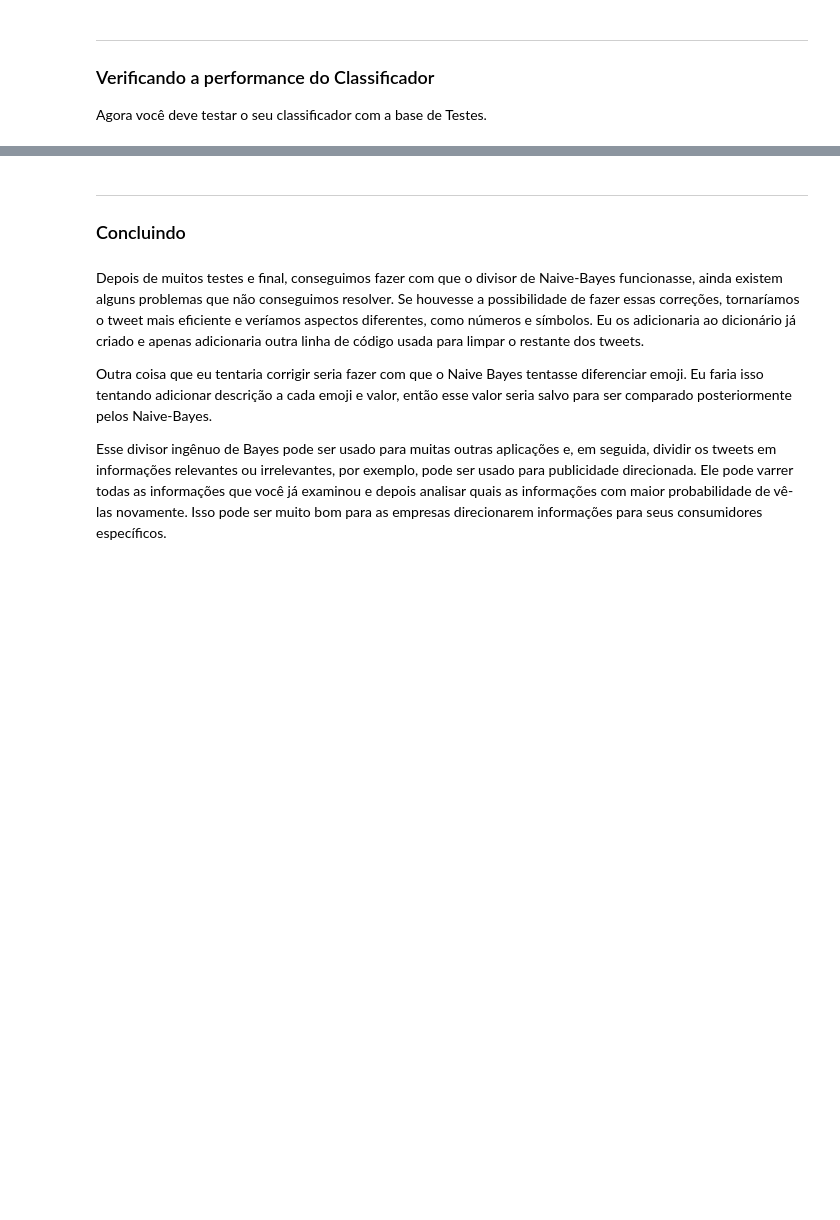
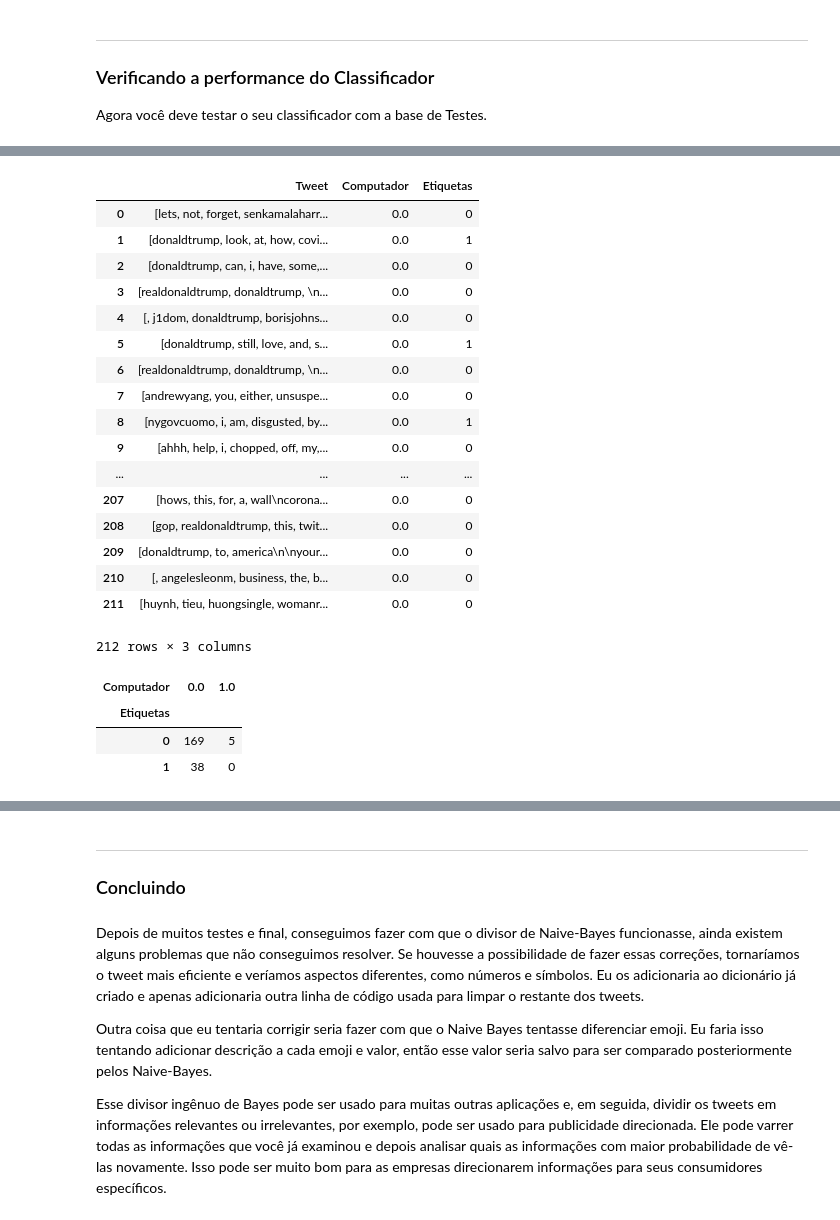
Before and after one commit to aversolatorv/Projeto-1-CDados, a Jupyter notebook: Projeto1_Classificador_layout.ipynb, the cells around one changed output, grey strips where cells are left out. Saved outputs shown, nothing was run; the diff lists cells and outputs as text; code cells hidden in the pictures; blank space fills up the shorter version.

```diff
--- a/Projeto1_Classificador_layout.ipynb
+++ b/Projeto1_Classificador_layout.ipynb
@@ -25,7 +25,7 @@ C:\Users\dupin\Desktop\Insper\CDados\Projeto-1-CDados-master
 # %% [markdown]
 Carregando a base de dados com os tweets classificados como relevantes e não relevantes:
 # %%
-trumpsujo = pd.read_excel('Donald Trump All.xlsx')
+trump = pd.read_excel('Donald Trump All.xlsx')
 # %% [markdown]
 ___
 ## Classificador automático de sentimento
@@ -88,2 +40,0 @@ def clean_tweets(tabela, titulo, etiquetas):
-# %%
-trump = clean_tweets(trumpsujo, 'Treinamento','Etiquetas')
@@ -231,0 +132,35 @@ test.head(5)
+# %%
+trumptest = pd.read_excel('teste_trump.xlsx')
+testtrump = clean_tweets(trumptest,'Teste')
+testtrump['Computador'] = pd.Series()
+testtrump = testtrump.join(trumptest['Etiquetas'])
+
+len_todo = len(tweets(clean_tweets(trump,'Treinamento'),'Tweet').value_counts())
+
+indice = 0
+
+
+for tweets in testtrump['Tweet']:
+    prop_0 = 1
+    prop_1 = 1
+    for tweet in tweets:
+
+        if tweet in count_rele:
+            prop_1 *= (count_rele[tweet]+1)/(lenrele + len_todo)
+
+        else:
+            prop_1 *= 1/(lenrele+len_todo)
+
+        if tweet in count_irrele:
+            prop_0 *= (count_irrele[tweet]+1)/(lenirrele + len_todo)
+
+        else:
+            prop_0 *= 1/(lenirrele+len_todo)
+
+
+    if prop_0 < prop_1:
+        testtrump['Computador'][indice] = 1
+    elif prop_0 > prop_1:
+        testtrump['Computador'][indice] = 0
+
+    indice += 1
@@ -231,0 +174,29 @@ test.head(5)
+# %%
+testtrump
+# %% [output]
+|  | Tweet | Computador | Etiquetas |
+| 0 | [lets, not, forget, senkamalaharr... | 0.0 | 0 |
+| 1 | [donaldtrump, look, at, how, covi... | 0.0 | 1 |
+| 2 | [donaldtrump, can, i, have, some,... | 0.0 | 0 |
+| 3 | [realdonaldtrump, donaldtrump, \n... | 0.0 | 0 |
+| 4 | [, j1dom, donaldtrump, borisjohns... | 0.0 | 0 |
+| 5 | [donaldtrump, still, love, and, s... | 0.0 | 1 |
+| 6 | [realdonaldtrump, donaldtrump, \n... | 0.0 | 0 |
+| 7 | [andrewyang, you, either, unsuspe... | 0.0 | 0 |
+| 8 | [nygovcuomo, i, am, disgusted, by... | 0.0 | 1 |
+| 9 | [ahhh, help, i, chopped, off, my,... | 0.0 | 0 |
+| ... | ... | ... | ... |
+| 207 | [hows, this, for, a, wall\ncorona... | 0.0 | 0 |
+| 208 | [gop, realdonaldtrump, this, twit... | 0.0 | 0 |
+| 209 | [donaldtrump, to, america\n\nyour... | 0.0 | 0 |
+| 210 | [, angelesleonm, business, the, b... | 0.0 | 0 |
+| 211 | [huynh, tieu, huongsingle, womanr... | 0.0 | 0 |
+212 rows × 3 columns
+# %%
+crosstab = pd.crosstab(testtrump.Etiquetas, testtrump.Computador)
+crosstab
+# %% [output]
+| Computador | 0.0 | 1.0 |
+| Etiquetas |  |  |
+| 0 | 169 | 5 |
+| 1 | 38 | 0 |
```
Also changed, not shown: parts of 8 cells of this notebook.
